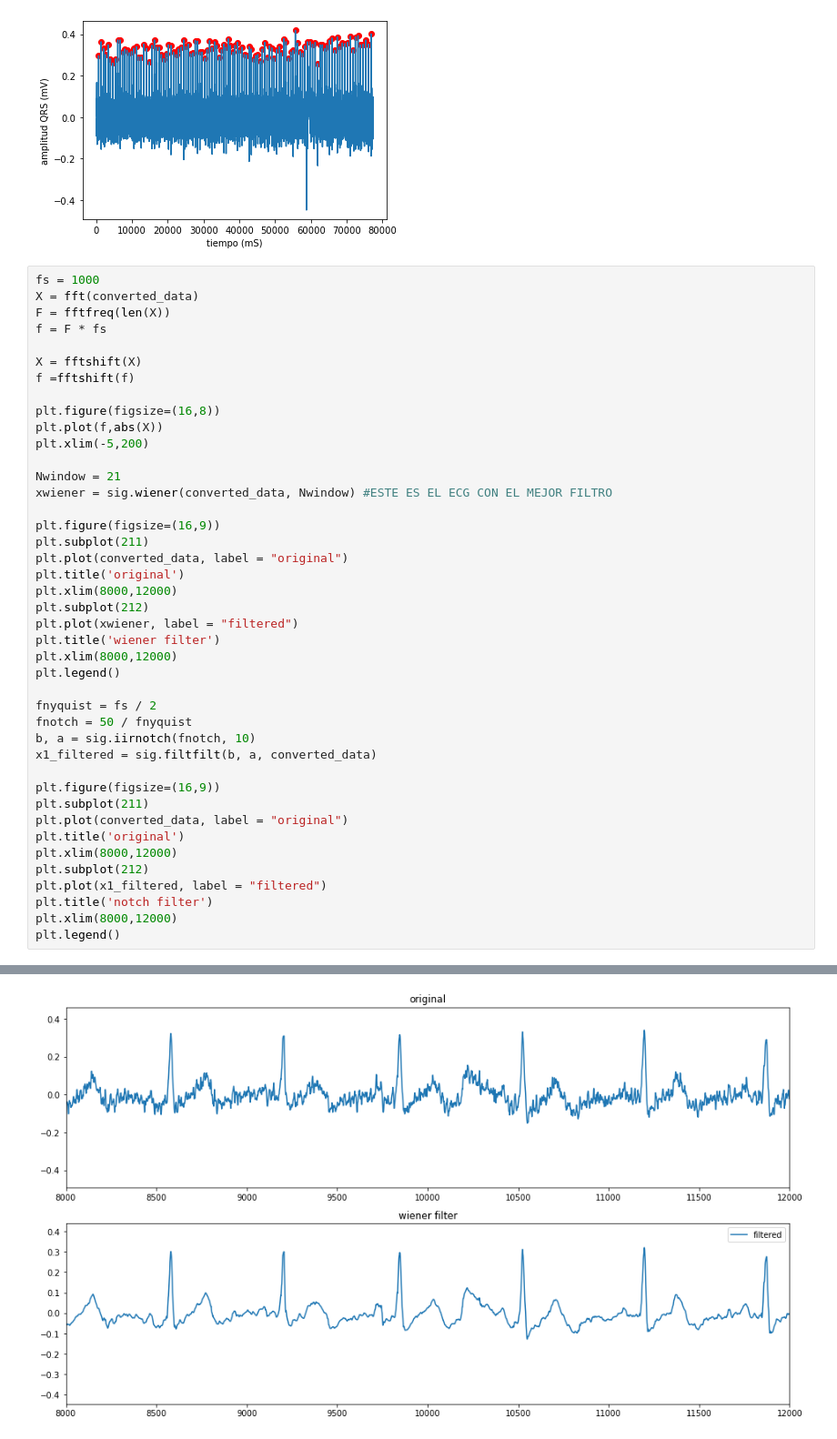
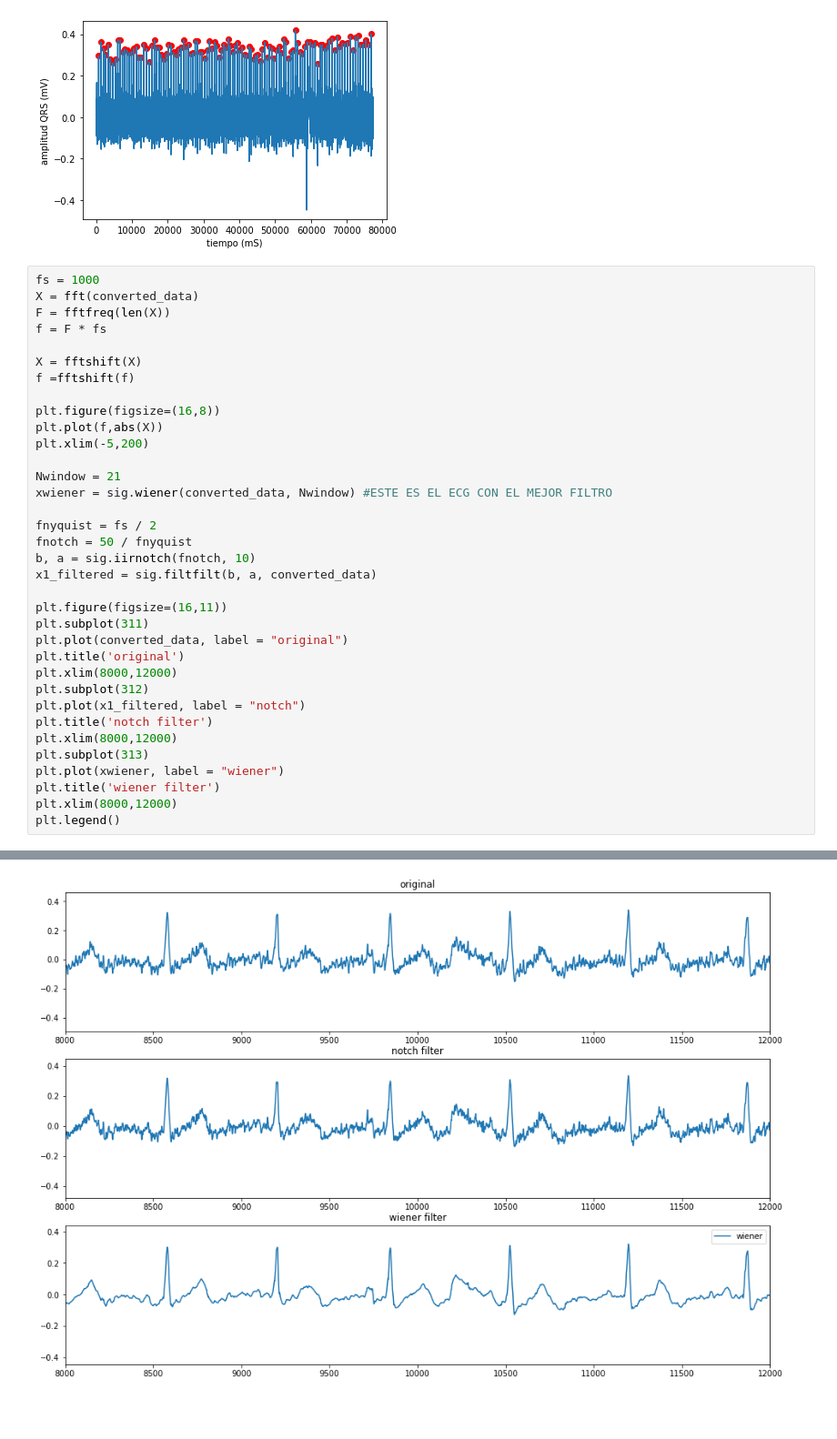
Before and after one commit to sergiogolaya/qrs_complex_detection, a Jupyter notebook: procesado_ecg.ipynb, the cells around one changed output, grey strips where cells are left out. Shown: that part at 91% size. Cells and saved outputs as stored; diff of their text form; blank space fills up the shorter version.

Commit message:
fixed plots

```diff
--- a/procesado_ecg.ipynb
+++ b/procesado_ecg.ipynb
@@ -54,46 +54,39 @@ frecuencia cardiaca = 88.37209302325581
 # %%
 fs = 1000
 X = fft(converted_data)
 F = fftfreq(len(X))
 f = F * fs
 
 X = fftshift(X)
 f =fftshift(f)
 
 plt.figure(figsize=(16,8))
 plt.plot(f,abs(X))
 plt.xlim(-5,200)
 
 Nwindow = 21
 xwiener = sig.wiener(converted_data, Nwindow) #ESTE ES EL ECG CON EL MEJOR FILTRO
 
-plt.figure(figsize=(16,9))
-plt.subplot(211)
-plt.plot(converted_data, label = "original")
-plt.title('original')
-plt.xlim(8000,12000)
-plt.subplot(212)
-plt.plot(xwiener, label = "filtered")
-plt.title('wiener filter')
-plt.xlim(8000,12000)
-plt.legend()
-
 fnyquist = fs / 2
 fnotch = 50 / fnyquist
 b, a = sig.iirnotch(fnotch, 10)
 x1_filtered = sig.filtfilt(b, a, converted_data)
 
-plt.figure(figsize=(16,9))
-plt.subplot(211)
+plt.figure(figsize=(16,11))
+plt.subplot(311)
 plt.plot(converted_data, label = "original")
 plt.title('original')
 plt.xlim(8000,12000)
-plt.subplot(212)
-plt.plot(x1_filtered, label = "filtered")
+plt.subplot(312)
+plt.plot(x1_filtered, label = "notch")
 plt.title('notch filter')
 plt.xlim(8000,12000)
+plt.subplot(313)
+plt.plot(xwiener, label = "wiener")
+plt.title('wiener filter')
+plt.xlim(8000,12000)
 plt.legend()
 # %% [output]
 <matplotlib.legend.Legend at 0x...>
 [figure]
-[figure, old version]
+[figure, new version]
```
Also changed, not shown: parts of 1 cell of this notebook.
